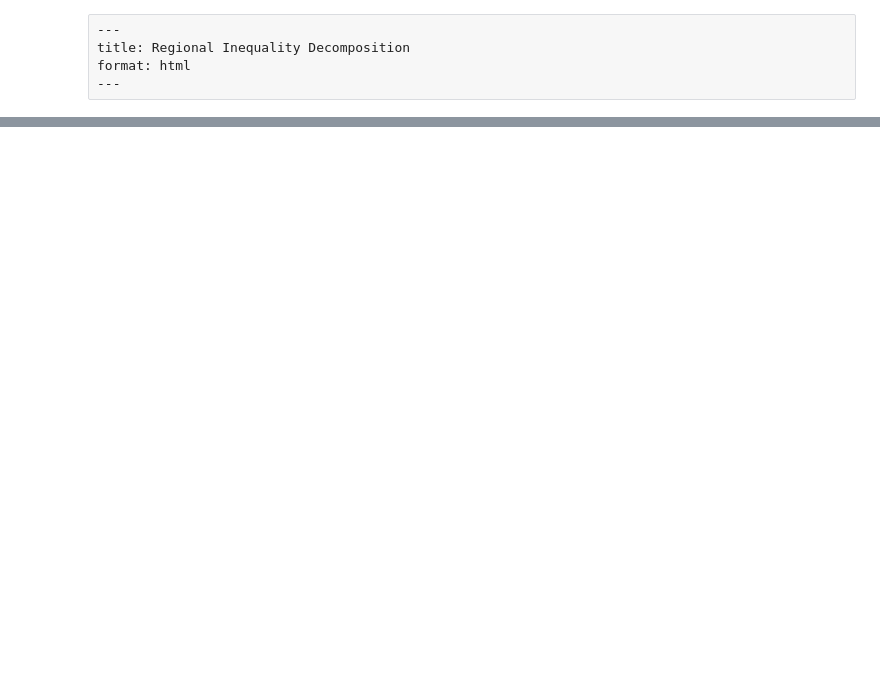
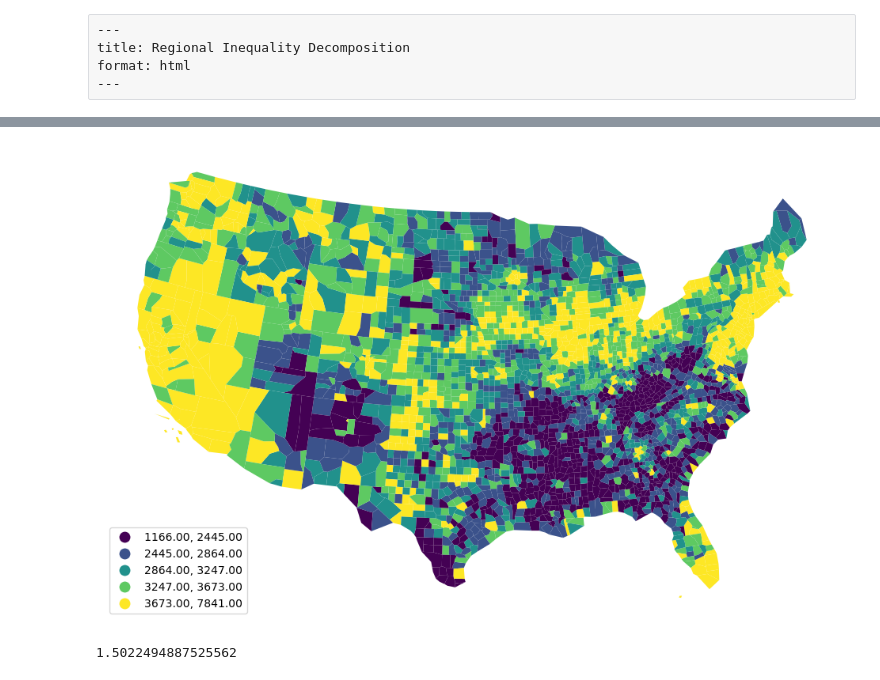
Before and after one commit to sjsrey/g584s24, a Jupyter notebook: week-06/spatialinequality.ipynb, the cells around one changed output, grey strips where cells are left out. Cells and saved outputs as stored; diff of their text form; code cells hidden in the pictures; blank space fills up the shorter version.

```diff
--- a/week-06/spatialinequality.ipynb
+++ b/week-06/spatialinequality.ipynb
@@ -192,0 +54,13 @@ df = pd.DataFrame(index=years, data={'T': td.T, 'BG': td.bg, 'WG': td.wg})
+# %%
+ax = pci_df.plot(
+    column="1969",
+    scheme="Quantiles",
+    legend=True,
+    edgecolor="none",
+    legend_kwds={"loc": "lower left"},
+    figsize=(12, 12),
+)
+ax.set_axis_off()
+plt.show()
+# %% [output]
+[figure, added]
@@ -192,0 +69,4 @@ df = pd.DataFrame(index=years, data={'T': td.T, 'BG': td.bg, 'WG': td.wg})
+# %%
+top20/bottom20
+# %% [output]
+1.5022494887525562
```
Also changed, not shown: parts of 88 cells of this notebook, 35 other files.
